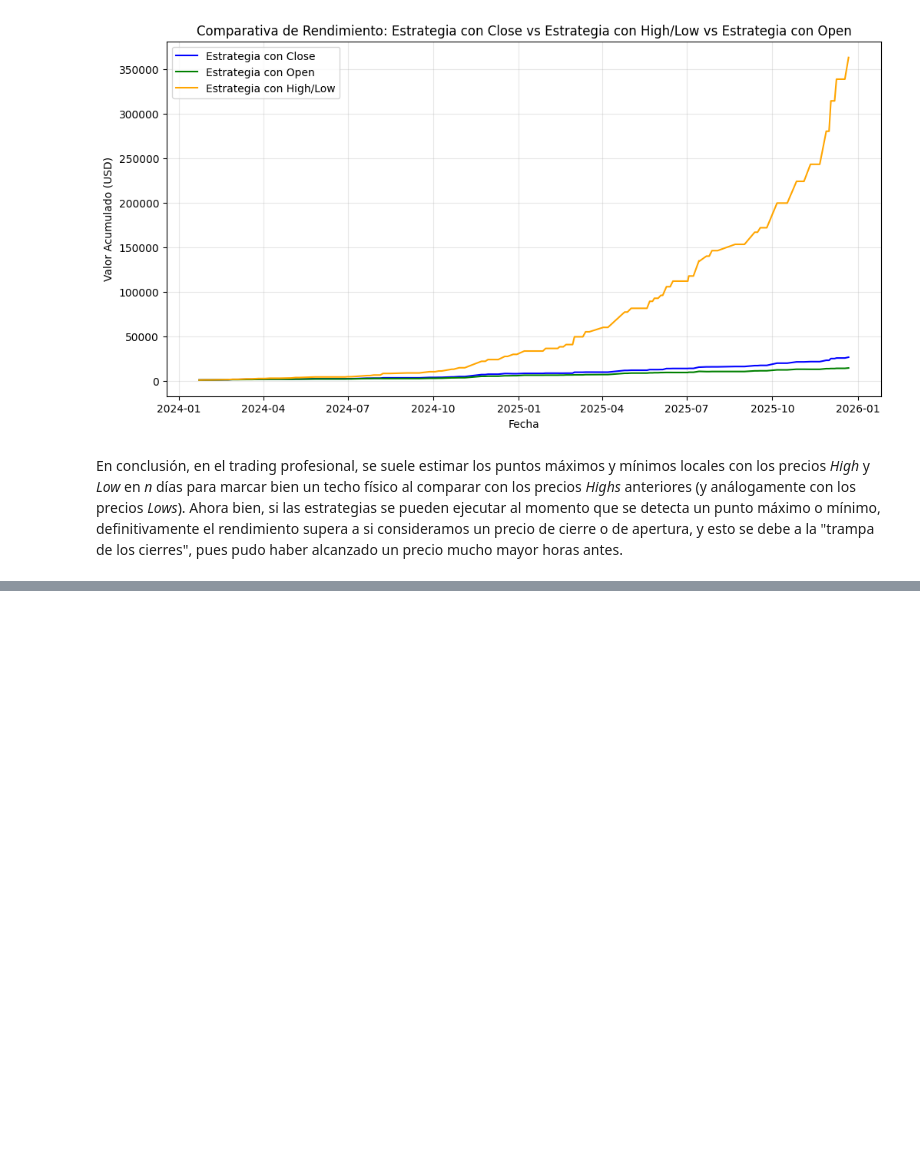
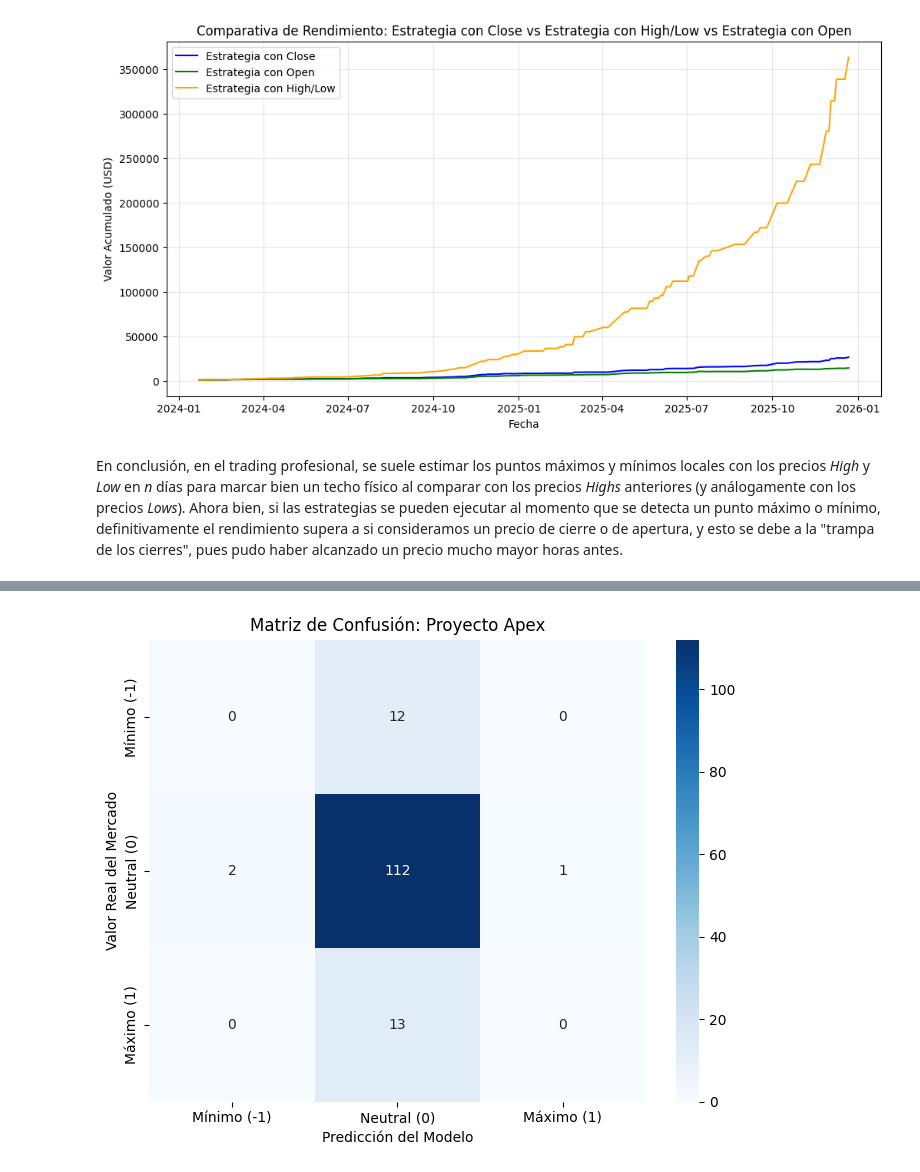
Before and after one commit to julesaccm/Apex-project, a Jupyter notebook: notebooks/EDA_BTC.ipynb, the cells around one changed output, grey strips where cells are left out. Cells and saved outputs as stored; diff of their text form; code cells hidden in the pictures; blank space fills up the shorter version.

Commit message:
Modelos iniciales y ajustes al requirements.txt

```diff
--- a/notebooks/EDA_BTC.ipynb
+++ b/notebooks/EDA_BTC.ipynb
@@ -412,5 +503,5 @@ def agregar_indicadores(
 # %%
 # Aplicamos la función a nuestro dataset
 # (Asumiendo que 'df_apex' ya tiene la columna 'Target' del paso anterior)
-df_apex = agregar_indicadores(df_apex)
-print("Features agregadas con éxito. Tamaño del dataset:", df_apex.shape)
+df_apex_vars = agregar_indicadores_avanzados(df_apex)
+print("Features agregadas con éxito. Tamaño del dataset:", df_apex_vars.shape)
@@ -416,0 +555,80 @@ print("Features agregadas con éxito. Tamaño del dataset:", df_apex.shape)
+# %%
+import pandas as pd
+import numpy as np
+import matplotlib.pyplot as plt
+from sklearn.ensemble import RandomForestClassifier
+from sklearn.metrics import classification_report, confusion_matrix, accuracy_score
+import seaborn as sns # Para graficar la matriz de confusión más bonita
+
+# --- CONFIGURACIÓN DEL PROYECTO ---
+# Definimos exactamente qué columnas usará el modelo para aprender (Features)
+# Excluimos: Open, High, Low, Close, Volume (datos crudos) y Target (lo que queremos predecir)
+columnas_excluir = ['Open', 'High', 'Low', 'Close', 'Volume', 'Target','Retorno_Log']
+
+# Si calculaste 'Retorno_Log' antes, también deberíamos excluirlo si ya pusimos 'Retorno_1d'
+# para evitar redundancia extrema, pero Random Forest lo maneja si lo dejas.
+
+# Creamos la lista final de features (X)
+features = [col for col in df_apex_vars.columns if col not in columnas_excluir]
+
+# --- 1. PREPARACIÓN DE DATOS (X e y) ---
+X = df_apex_vars[features]
+y = df_apex_vars['Target']
+
+# --- 2. DIVISIÓN CRONOLÓGICA (Train / Test) ---
+# NUNCA usar random_split en series de tiempo. Usamos el 80% pasado para entrenar.
+split_idx = int(len(df_apex_vars) * 0.8)
+
+X_train, X_test = X.iloc[:split_idx], X.iloc[split_idx:]
+y_train, y_test = y.iloc[:split_idx], y.iloc[split_idx:]
+
+print(f"Dataset completo: {df_apex_vars.shape}")
+print(f"Entrenando con {len(X_train)} días (pasado), evaluando con {len(X_test)} días (futuro)...")
+print(f"Número de features utilizadas: {len(features)}")
+
+# --- 3. INICIALIZACIÓN Y ENTRENAMIENTO DEL MODELO ---
+# Usamos class_weight='balanced' para que el modelo le dé más importancia a los 1 y -1 raros.
+modelo_rf = RandomForestClassifier(
+    n_estimators=100,      # Número de árboles (100 es un buen inicio)
+    random_state=42,       # Para que los resultados sean reproducibles
+    class_weight='balanced', # ¡CRÍTICO para trading! Maneja el desbalance de clases.
+    max_depth=10,          # Limitamos la profundidad para evitar sobreajuste (overfitting) inicial
+    n_jobs=-1              # Usa todos los núcleos de tu procesador para ir más rápido
+)
+
+print("\nEntrenando modelo Random Forest...")
+modelo_rf.fit(X_train, y_train)
+
+# --- 4. EVALUACIÓN DEL MODELO (En datos de Test) ---
+print("\n--- RESULTADOS EN DATOS DE PRUEBA (Datos nunca vistos) ---")
+y_pred = modelo_rf.predict(X_test)
+
+# Reporte detallado (Precisión, Recall, F1)
+print(classification_report(y_test, y_pred))
+
+# Matriz de Confusión Visual
+cm = confusion_matrix(y_test, y_pred)
+plt.figure(figsize=(8, 6))
+sns.heatmap(cm, annot=True, fmt='d', cmap='Blues', xticklabels=['Mínimo (-1)', 'Neutral (0)', 'Máximo (1)'], yticklabels=['Mínimo (-1)', 'Neutral (0)', 'Máximo (1)'])
+plt.xlabel('Predicción del Modelo')
+plt.ylabel('Valor Real del Mercado')
+plt.title('Matriz de Confusión: Proyecto Apex')
+plt.show()
+
+# --- 5. ANÁLISIS DE IMPORTANCIA DE LAS VARIABLES (Feature Importance) ---
+importancias = modelo_rf.feature_importances_
+df_importancias = pd.DataFrame({'Feature': features, 'Importancia': importancias})
+
+# Ordenamos de mayor a menor
+df_importancias = df_importancias.sort_values(by='Importancia', ascending=False)
+
+# Graficamos las Top 15 variables más importantes
+plt.figure(figsize=(10, 8))
+# Usamos barh (horizontal) para leer mejor los nombres largos de los indicadores
+sns.barplot(x='Importancia', y='Feature', data=df_importancias.head(15), palette='viridis')
+plt.title('Top 15 Indicadores Técnicos más Importantes para BTC (Picos/Valles)')
+plt.xlabel('Puntuación de Importancia')
+plt.ylabel('Indicador')
+plt.grid(axis='x', alpha=0.3)
+plt.show()
+# %% [output]
@@ -416,0 +651 @@ print("Features agregadas con éxito. Tamaño del dataset:", df_apex.shape)
+[figure, added]
```
Also changed, not shown: parts of 11 cells of this notebook, 2 other files.
